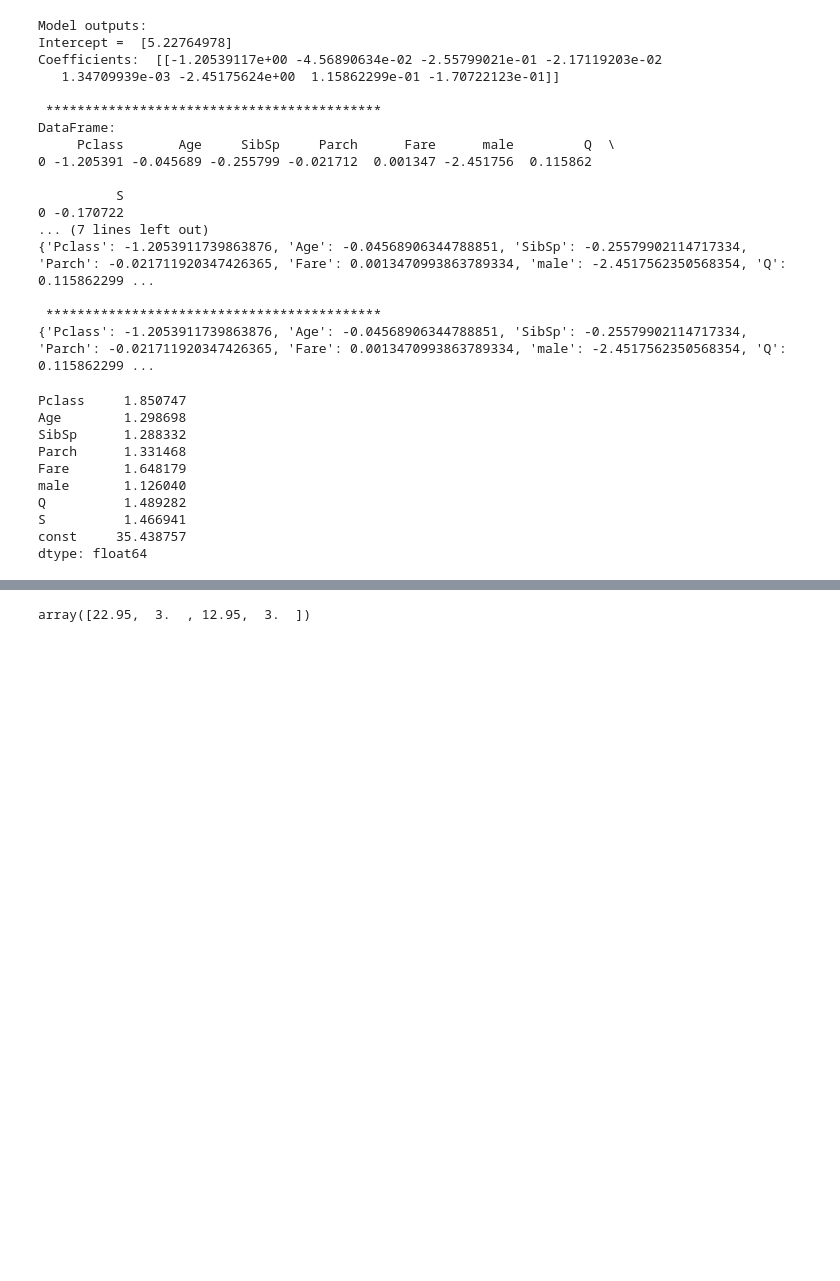
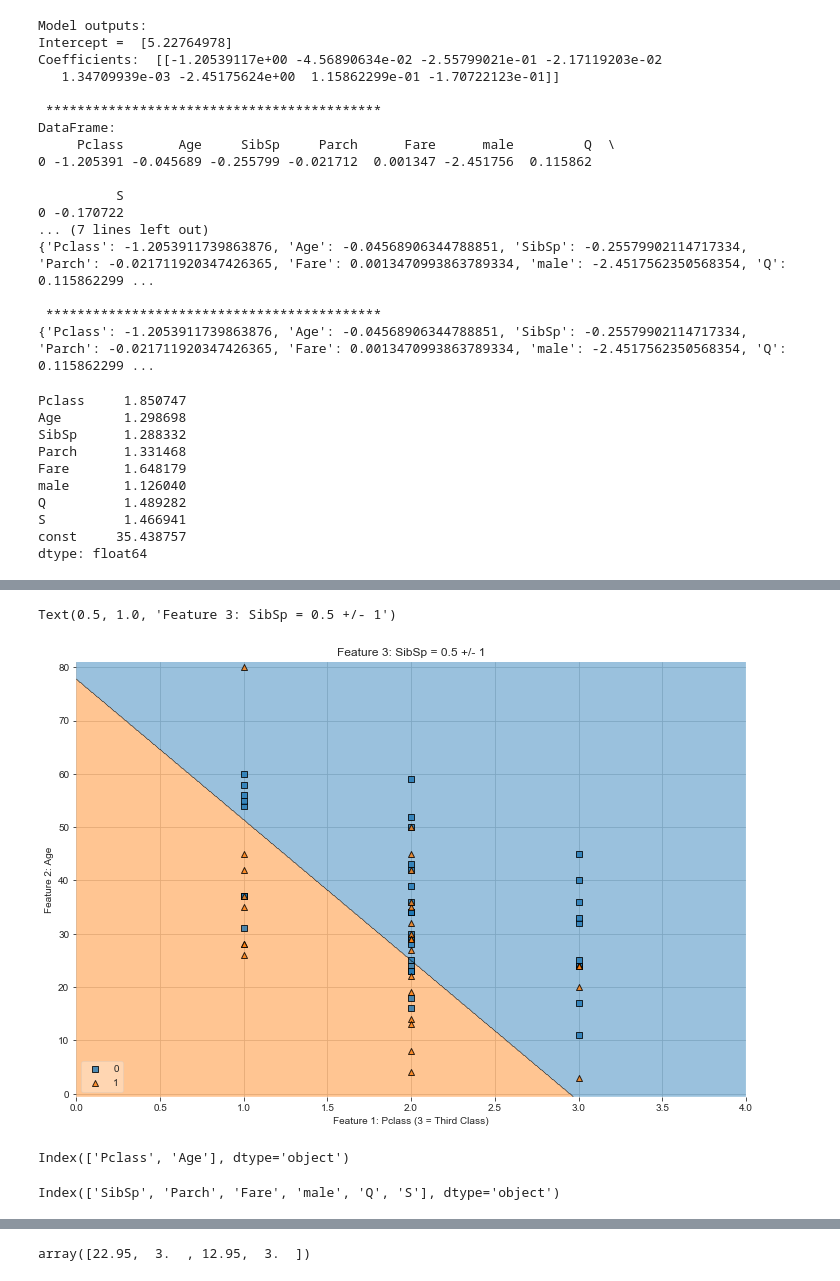
Before and after one commit to arcticv/python, a Jupyter notebook: vc7_ML_linear_logistic_regression.ipynb, the cells around one changed output, grey strips where cells are left out. Drawn from its saved outputs; the diff is of its cells as text; code cells hidden in the pictures; blank space fills up the shorter version.

```diff
--- a/vc7_ML_linear_logistic_regression.ipynb
+++ b/vc7_ML_linear_logistic_regression.ipynb
@@ -529,0 +560,71 @@ print('')
+# %%
+# Another way to visualize the output: using regions and colors (mlxtend library)
+# needs another library: pip install mlxtend
+
+from mlxtend.plotting import plot_decision_regions
+
+# Plotting decision regions
+# plot_decision_regions(x is a np array, y is a numpy array, cdf is a predict() method)
+# this would work if only 2 features:
+#plot_decision_regions(np.array(X_test[['male','Age']]), np.array(y_test), clf=logmodel, legend=2)
+
+
+# trying for >=2 features
+# Decision region for feature 3 = 0.5
+value = 0.5
+# Plot training sample with feature 3 = 0.5 +/- 1
+width = 1
+fig, ax = plt.subplots(figsize=(12,8))
+plot_decision_regions(np.array(X_test), np.array(y_test),
+                  filler_feature_values={2: value, 3:0.4, 4:32, 5:0.6, 6:0.08, 7:0.7}, # i used mean
+                  filler_feature_ranges={2: width, 3:width, 4:20, 5:width, 6:width, 7:width}, # i used std dev
+                clf=logmodel, legend=3,
+                      X_highlight=None,
+                      ax=ax)
+
+# notes:
+"""
+# how to set value and width for the features 2 to 7:
+
+X_train.mean()
+0: Pclass     2.305466
+1: Age       29.069534
+2: SibSp      0.524116
+3: Parch      0.377814
+4: Fare      32.432388
+5: male       0.639871
+6: Q          0.085209
+7: S          0.726688
+
+X_train.std()
+Pclass     0.841708
+Age       12.889703
+SibSp      1.083575
+Parch      0.810771
+Fare      51.212127
+male       0.480424
+Q          0.279417
+S          0.446018
+
+pd.DataFrame(data=np.array(list(zip(X_train.mean(), X_train.std()))).T, index=['Mean','Std'],columns=X_train.columns)
+pd.DataFrame(data=list(zip(X_train.mean(), X_train.std())), columns=['Mean','Std'],index=X_train.columns)
+pd.DataFrame(data=list(zip(X_train.columns, X_train.mean(), X_train.std())), columns=['Feature','Mean','Std'])
+
+"""
+ax.set_xlabel('Feature 1: Pclass (3 = Third Class)')
+ax.set_ylabel('Feature 2: Age')
+ax.set_title('Feature 3: SibSp = {} +/- {}'.format(value, width))
+# %% [output]
+Text(0.5, 1.0, 'Feature 3: SibSp = 0.5 +/- 1')
+[figure, added]
+# %%
+# Diagram only shows 2 features: 0 to 2 (excluding 2) so just 0 and 1
+# Assumes other features are held constant
+X_train.columns[0:2]
+# %% [output]
+Index(['Pclass', 'Age'], dtype='object')
+# %%
+# Features assumed held constant
+X_train.columns[2:]
+# %% [output]
+Index(['SibSp', 'Parch', 'Fare', 'male', 'Q', 'S'], dtype='object')
```
Also changed, not shown: parts of 8 cells of this notebook.
